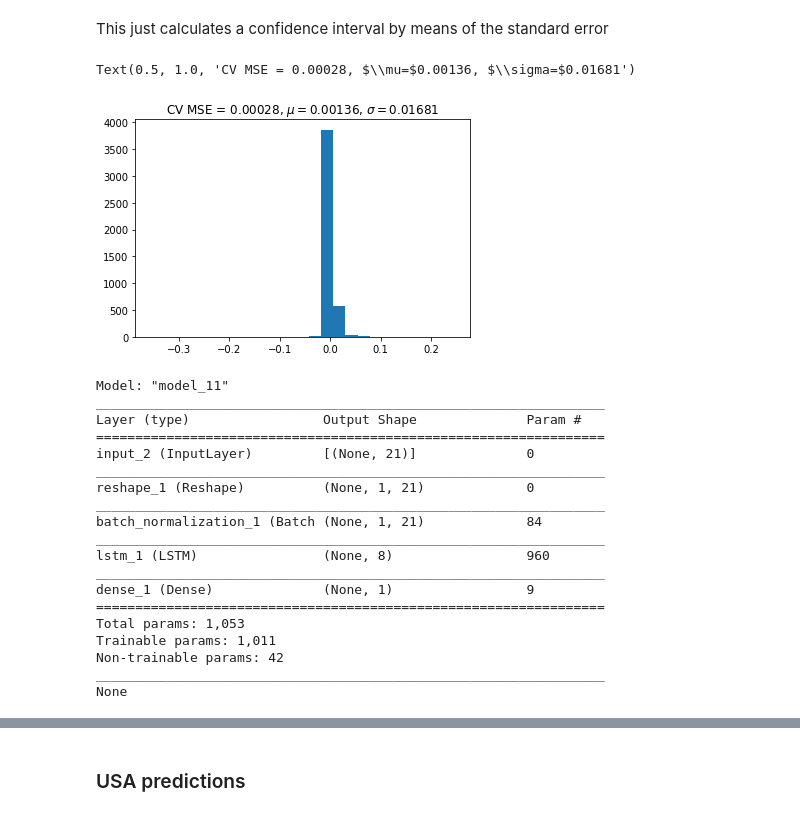
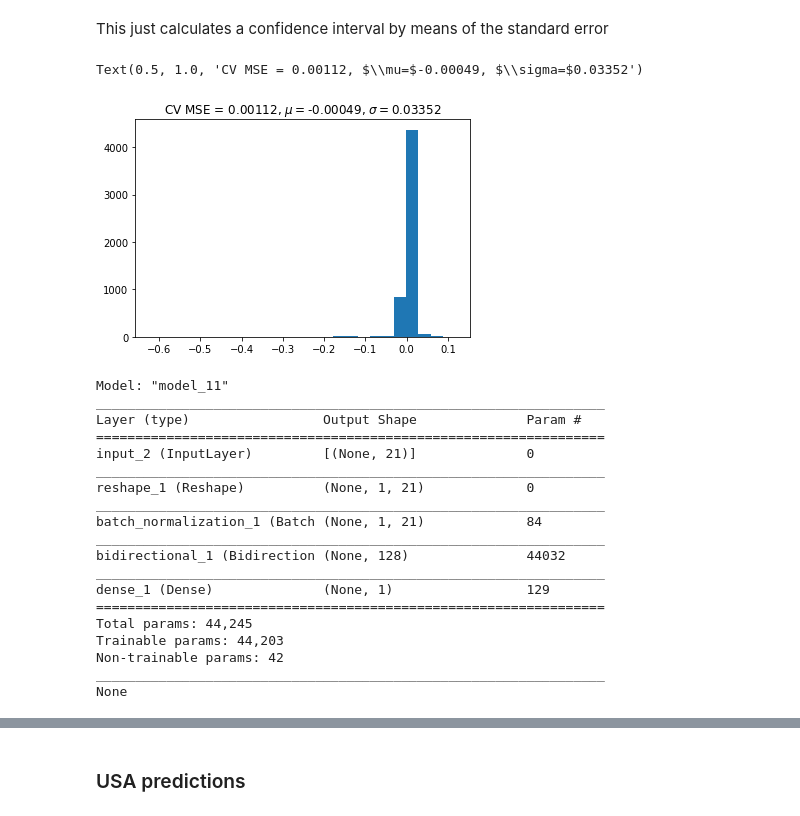
Before and after one commit to pablorp80/covid-19, a Jupyter notebook: py/COVID_19.ipynb, the cells around one changed output, grey strips where cells are left out. Drawn from its saved outputs; the diff is of its cells as text; code cells hidden in the pictures.

```diff
--- a/py/COVID_19.ipynb
+++ b/py/COVID_19.ipynb
@@ -58,7 +65,8 @@ df = df[df['county']=='Dutchess']
 Dutchessdata = "var Dutchess = ["
 for index, row in df.iterrows():
   datadate = parser.parse(row['date'])
-  Dutchessdata += '{"DateTime":"'+str(datadate.date())+'","Value":'+str(row['cases'])+'},'
+  if datadate.date() >= datelimit:
+    Dutchessdata += '{"DateTime":"'+str(datadate.date())+'","Value":'+str(row['cases'])+'},'
 Dutchessdata += "];"
 print(Dutchessdata)
 # %% [output]
@@ -197,11 +208,11 @@ y_scaler = StandardScaler()
 y_scaler.fit(y.reshape(-1, 1))
 ys = y_scaler.transform(y.reshape(-1, 1)).ravel()
 
-gs = GridSearchCV(SVR(kernel='poly', max_iter=100000),
+gs = GridSearchCV(SVR(kernel='poly', max_iter=1000000),
                   param_grid={'C':       np.logspace(-5, 15, 11, base=2),
-                              'degree':  [1, 2, 3, 4],
-                              'epsilon': [1e-04, 1e-05]},
-                  scoring='neg_mean_absolute_error', return_train_score=True,
+                              'degree':  [1, 4, 8],
+                              'epsilon': [1e-01, 1e-03, 1e-05]},
+                  scoring='neg_mean_squared_error', return_train_score=True,
                   verbose=2, n_jobs=-1)
 if retrain :
   gs.fit(Xs, ys)
@@ -211,9 +222,6 @@ if retrain :
   best_degree = gs.best_params_['degree']
   best_epsilon = gs.best_params_['epsilon']
 else:
-  # best_C = 2048.0
-  # best_gamma = 0.000030517578125
-  # best_epsilon = 0.001
   best_C = 2.0
   best_degree = 1
   best_epsilon = 1e-05
@@ -557,7 +565,7 @@ plt.savefig('dutchess-svr.png', dpi=350, bbox_inches='tight')
 (this will take about two hours)
 # %%
 import tensorflow as tf
-from tensorflow.keras.layers import LSTM, Dense, Input, Reshape, BatchNormalization
+from tensorflow.keras.layers import LSTM, Dense, Input, Reshape, BatchNormalization, Bidirectional
 from tensorflow.keras.models import Model, Sequential
 from tensorflow.keras.wrappers.scikit_learn import KerasClassifier
 from sklearn.model_selection import GridSearchCV, train_test_split
@@ -589,18 +597,16 @@ def build_lstm(units = 4,
   net.add(Input((X.shape[1],)))
   net.add(Reshape((1, X.shape[1])))
   net.add(BatchNormalization())
-  net.add(LSTM(units, dropout=dropout_rate, recurrent_dropout=dropout_rate))
+  net.add(Bidirectional(LSTM(units, dropout=dropout_rate, recurrent_dropout=dropout_rate)))
   net.add(Dense(1, activation='relu'))
-  net.compile(loss=loss, optimizer=optimizer, metrics=['mae'])
+  net.compile(loss='mean_squared_error', optimizer='adam', metrics=['mae'])
 
   return net
 
-param_grid = {'epochs' : [10, 30],
+param_grid = {'epochs' : [30, 50],
               'batch_size' : [16, 32],
-              'optimizer' : ['adam', 'rmsprop'],
-              'dropout_rate' : [0.1, 0.2, 0.3],
-              'units' : [8, 16, 32, 64],
-              'loss' : ['mean_squared_error', 'mean_absolute_error']}
+              'dropout_rate' : [0.1, 0.3],
+              'units' : [64, 128]}
 
 model = KerasClassifier(build_fn = build_lstm, verbose=1)
 
@@ -617,20 +623,18 @@ else:
   lstm_best_params = {'batch_size': 16,
                       'dropout_rate': 0.1,
                       'epochs': 30,
-                      'loss': 'mean_squared_error',
-                      'optimizer': 'adam',
-                      'units': 8}
+                      'units': 64}
 # %%
 inpt = Input((X.shape[1],))
 rnpt = Reshape((1, X.shape[1]))(inpt)
 bn = BatchNormalization()(rnpt)
-rnn = LSTM(lstm_best_params['units'],
+rnn = Bidirectional(LSTM(lstm_best_params['units'],
            dropout=lstm_best_params['dropout_rate'],
-           recurrent_dropout=lstm_best_params['dropout_rate'])(bn)
+           recurrent_dropout=lstm_best_params['dropout_rate']))(bn)
 otpt = Dense(1)(rnn)
 net = Model(inpt, otpt)
 print(net.summary())
-net.compile(loss=lstm_best_params['loss'], optimizer=lstm_best_params['optimizer'],
+net.compile(loss='mean_squared_error', optimizer='adam',
             metrics=['mse', 'mae', 'cosine_proximity'])
 hist = net.fit(X, y, batch_size=lstm_best_params['batch_size'],
                epochs=lstm_best_params['epochs'], validation_split=0.1)
@@ -671,33 +675,33 @@ This just calculates a confidence interval by means of the standard error
 # %%
 from sklearn.model_selection import KFold
 kf = KFold(n_splits=10)
 y_y_hat = []
 for train_index, test_index in kf.split(X):
   X_train, X_test = X[train_index], X[test_index]
   y_train, y_test = y[train_index], y[test_index]
 
   net = None
   net = Model(inpt, otpt)
-  net.compile(loss=lstm_best_params['loss'], optimizer=lstm_best_params['optimizer'])
+  net.compile(loss='mean_squared_error', optimizer='adam')
   net.fit(X_train, y_train, batch_size=lstm_best_params['batch_size'],
           epochs=lstm_best_params['epochs'], verbose=0)
   y_hat = net.predict(X_test)
   for k in range(len(y_hat)):
     y_y_hat.append(y_test[k]-y_hat[k])
 
 y_y_hat = np.array(y_y_hat)
 
 mse = np.mean(np.square(y_y_hat))
 errmu = np.mean(y_y_hat)
 stdev = np.std(y_y_hat)
 fig = plt.hist(y_y_hat, bins=25)
 plt.title('CV MSE = %0.5f, $\mu=$%1.5f, $\sigma=$%1.5f'%(mse,errmu,stdev))
 # %% [output]
-Text(0.5, 1.0, 'CV MSE = 0.00028, $\\mu=$0.00136, $\\sigma=$0.01681')
+Text(0.5, 1.0, 'CV MSE = 0.00112, $\\mu=$-0.00049, $\\sigma=$0.03352')
-[figure, old version]
+[figure, new version]
 # %%
 import tensorflow as tf
-from tensorflow.keras.layers import LSTM, Dense, Input, Reshape, BatchNormalization
+from tensorflow.keras.layers import LSTM, Dense, Input, Reshape, BatchNormalization, Bidirectional
 from tensorflow.keras.models import Model, Sequential
 from tensorflow.keras.wrappers.scikit_learn import KerasClassifier
 from sklearn.model_selection import GridSearchCV, train_test_split
@@ -707,14 +711,13 @@ from tensorflow.keras.models import load_model
 mdlinpt = Input((X.shape[1],))
 rnpt = Reshape((1, X.shape[1]))(mdlinpt)
 bn = BatchNormalization()(rnpt)
-rnn = LSTM(lstm_best_params['units'], dropout=lstm_best_params['dropout_rate'],
-           recurrent_dropout=lstm_best_params['dropout_rate'])(bn)
+rnn = Bidirectional(LSTM(lstm_best_params['units'], dropout=lstm_best_params['dropout_rate'],
+           recurrent_dropout=lstm_best_params['dropout_rate']))(bn)
 otpt = Dense(1)(rnn)
 net = Model(mdlinpt, otpt)
 print(net.summary())
 if retrain :
-  net.compile(loss=lstm_best_params['loss'],
-              optimizer=lstm_best_params['optimizer'],
+  net.compile(loss='mean_squared_error', optimizer='adam',
               metrics=['mse', 'mae', 'cosine_proximity'])
 
   reduce_lr = ReduceLROnPlateau(monitor='loss', factor=0.1, patience=20,
@@ -739,12 +742,12 @@ reshape_1 (Reshape)          (None, 1, 21)             0
 _________________________________________________________________
 batch_normalization_1 (Batch (None, 1, 21)             84
 _________________________________________________________________
-lstm_1 (LSTM)                (None, 8)                 960
+bidirectional_1 (Bidirection (None, 128)               44032
 _________________________________________________________________
-dense_1 (Dense)              (None, 1)                 9
+dense_1 (Dense)              (None, 1)                 129
 =================================================================
-Total params: 1,053
-Trainable params: 1,011
+Total params: 44,245
+Trainable params: 44,203
 Non-trainable params: 42
 _________________________________________________________________
 None
```
Also changed, not shown: parts of 28 cells of this notebook, 16 other files.
